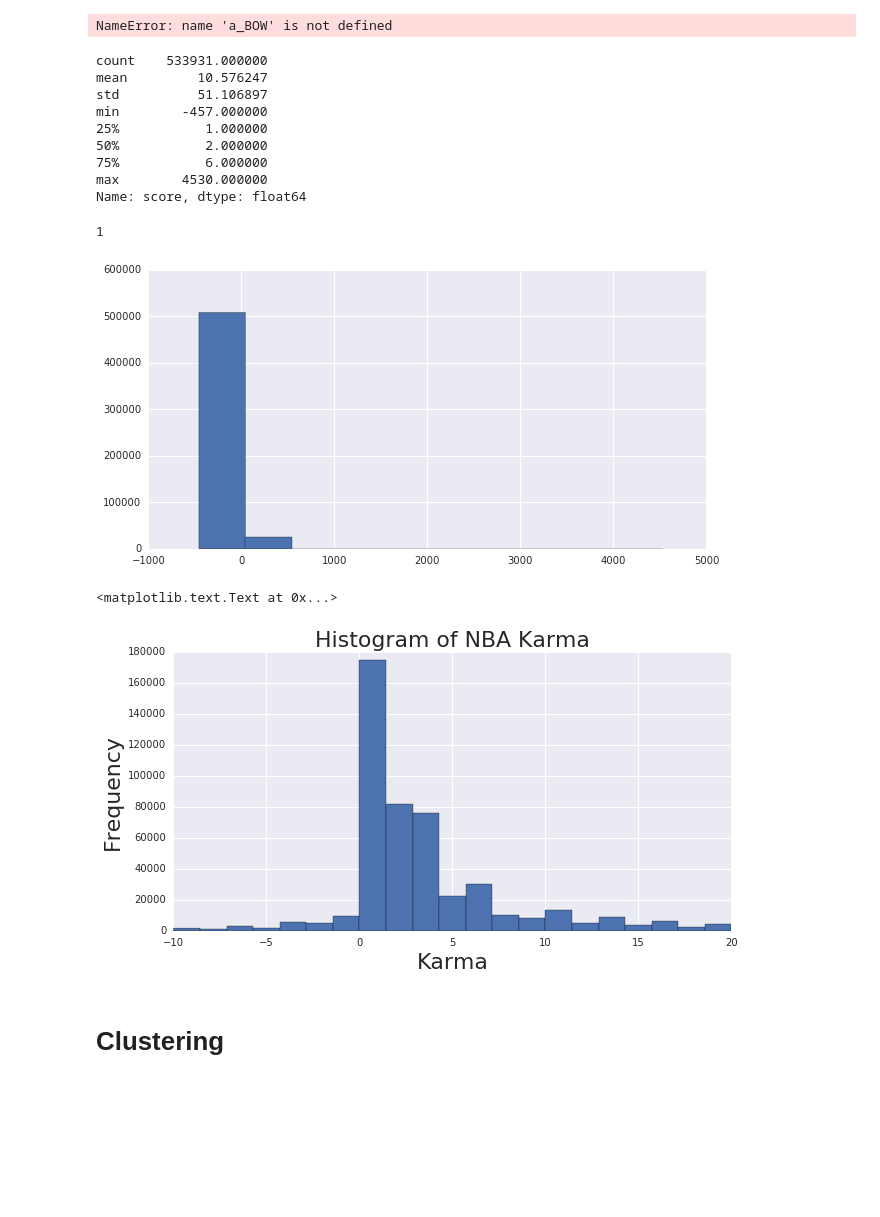
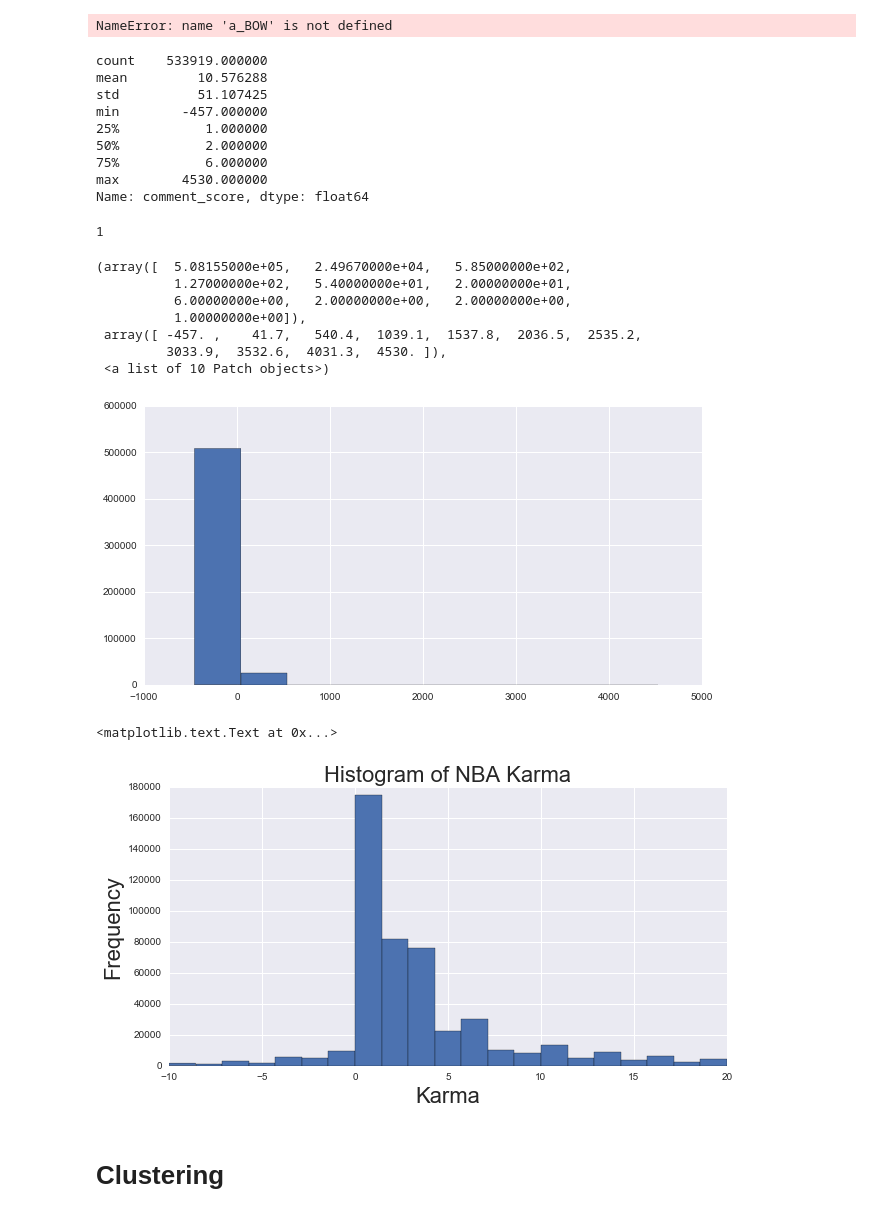
Before and after one commit to AndrewNg/COS424A4, a Jupyter notebook: SWorkbook.ipynb, the cells around one changed output. Saved outputs shown, nothing was run; the diff lists cells and outputs as text; code cells hidden in the pictures; blank space fills up the shorter version.

```diff
--- a/SWorkbook.ipynb
+++ b/SWorkbook.ipynb
@@ -48,4 +49,4 @@ matplotlib.rc('figure', **figure)
 # %% [markdown]
 ### 1.1 Import cleaned comments
 # %%
-dftrain = pd.read_csv("data/finalnostop.csv")
+dft = pd.read_csv("data/finalnbanostop.csv")
@@ -64,7 +53,5 @@ dft_nba = dftrain[dftrain.subreddit=="nba"]
 # %% [markdown]
 ### 1.2 Extract features
-# %%
-dft = dftrain[dftrain.subreddit=="nba"]
 # %%
 # remove nans
 def remove_nan(s):
@@ -79,3 +66,7 @@ for row in dft['body']:
     sentences.append(remove_nan(row))
 # %%
 print(remove_nan(str(float('nan'))))
+# %%
+# remove more nans
+dft = dft[:][(dft['score'].notnull())]
+print(sum(dft['score'].isnull()))
@@ -157,15 +153,15 @@ del a_BOW, a_TFI, bow_small, tfi_small
 # %% [output]
 NameError: name 'a_BOW' is not defined
 # %%
-dft['score'].describe()
+dft['comment_score'].describe()
 # %% [output]
-count    533931.000000
-mean         10.576247
-std          51.106897
+count    533919.000000
+mean         10.576288
+std          51.107425
 min        -457.000000
 25%           1.000000
 50%           2.000000
 75%           6.000000
 max        4530.000000
-Name: score, dtype: float64
+Name: comment_score, dtype: float64
 # %%
@@ -173,18 +169,24 @@ dft['score'].mode()[0]
 # %% [output]
 1
 # %%
-plt.hist(dft['score'])
-plt.show()
+plt.hist(dft['comment_score'])
 # %% [output]
+(array([  5.08155000e+05,   2.49670000e+04,   5.85000000e+02,
+          1.27000000e+02,   5.40000000e+01,   2.00000000e+01,
+          6.00000000e+00,   2.00000000e+00,   2.00000000e+00,
+          1.00000000e+00]),
+ array([ -457. ,    41.7,   540.4,  1039.1,  1537.8,  2036.5,  2535.2,
+         3033.9,  3532.6,  4031.3,  4530. ]),
+ <a list of 10 Patch objects>)
-[figure, old version]
+[figure, new version]
 # %%
-plt.hist(dft['score'],21,range=[-10, 20])
+plt.hist(dft['comment_score'],21,range=[-10, 20])
 plt.title('Histogram of NBA Karma')
 plt.xlabel('Karma')
 plt.ylabel('Frequency')
 # %% [output]
 <matplotlib.text.Text at 0x...>
-[figure, old version]
+[figure, new version]
 # %% [markdown]
 # Clustering
 # %% [markdown]
```
Also changed, not shown: parts of 47 cells of this notebook.
